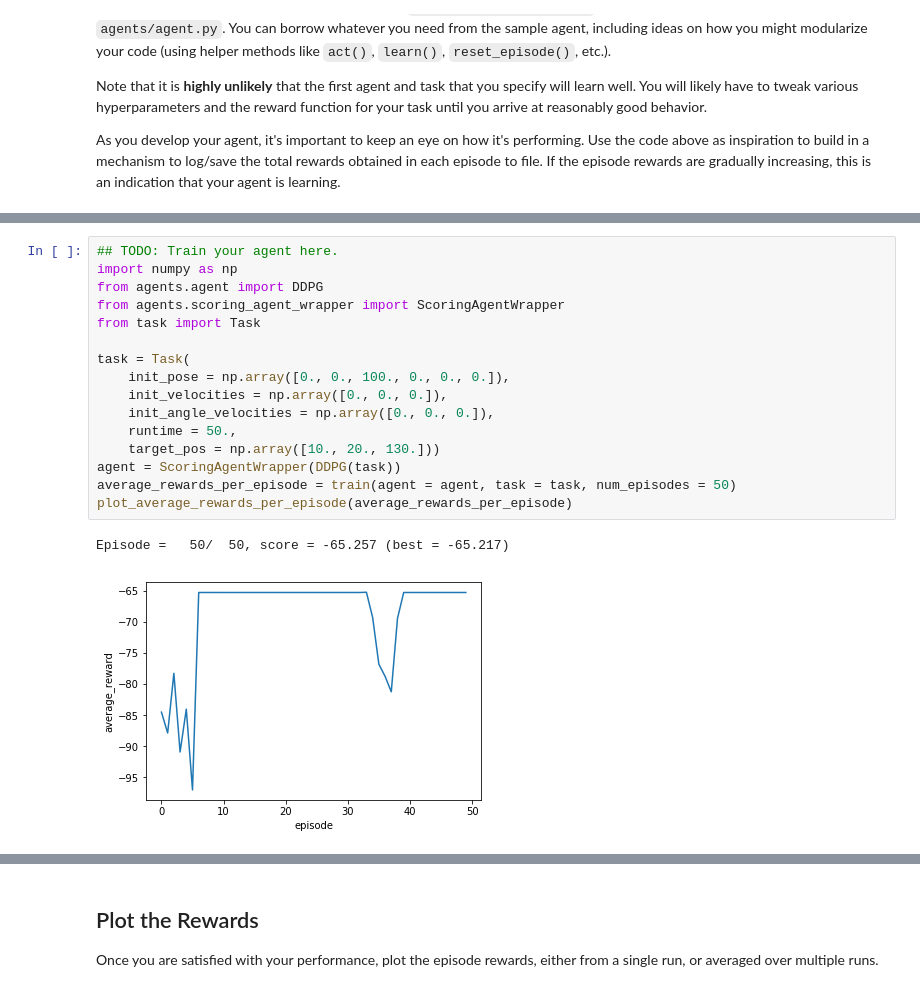
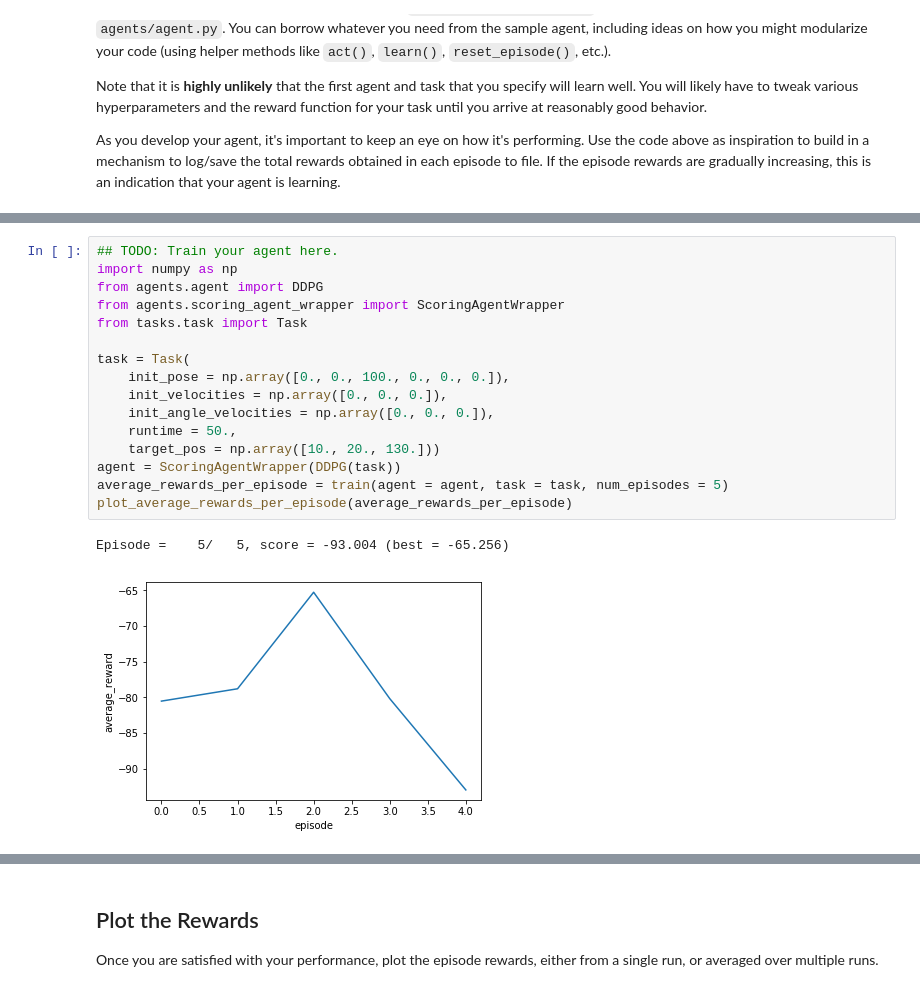
Before and after one commit to KnollFrank/RL-Quadcopter-2, a Jupyter notebook: Quadcopter_Project.ipynb, the cells around one changed output, grey strips where cells are left out. Drawn from its saved outputs; the diff is of its cells as text.

```diff
--- a/Quadcopter_Project.ipynb
+++ b/Quadcopter_Project.ipynb
@@ -253,22 +259,22 @@ As you develop your agent, it's important to keep an eye on how it's performing.
 # %%
 ## TODO: Train your agent here.
 import numpy as np
 from agents.agent import DDPG
 from agents.scoring_agent_wrapper import ScoringAgentWrapper
-from task import Task
+from tasks.task import Task
 
 task = Task(
     init_pose = np.array([0., 0., 100., 0., 0., 0.]),
     init_velocities = np.array([0., 0., 0.]),
     init_angle_velocities = np.array([0., 0., 0.]),
     runtime = 50.,
     target_pos = np.array([10., 20., 130.]))
 agent = ScoringAgentWrapper(DDPG(task))
-average_rewards_per_episode = train(agent = agent, task = task, num_episodes = 50)
+average_rewards_per_episode = train(agent = agent, task = task, num_episodes = 5)
 plot_average_rewards_per_episode(average_rewards_per_episode)
 # %% [output]
-Episode =   50/  50, score = -65.257 (best = -65.217)
+Episode =    5/   5, score = -93.004 (best = -65.256)
-[figure, old version]
+[figure, new version]
 # %%
 results = evaluate(agent, task)
 plot(results, task.target_pos)
```
Also changed, not shown: parts of 9 cells of this notebook, 3 other files.
